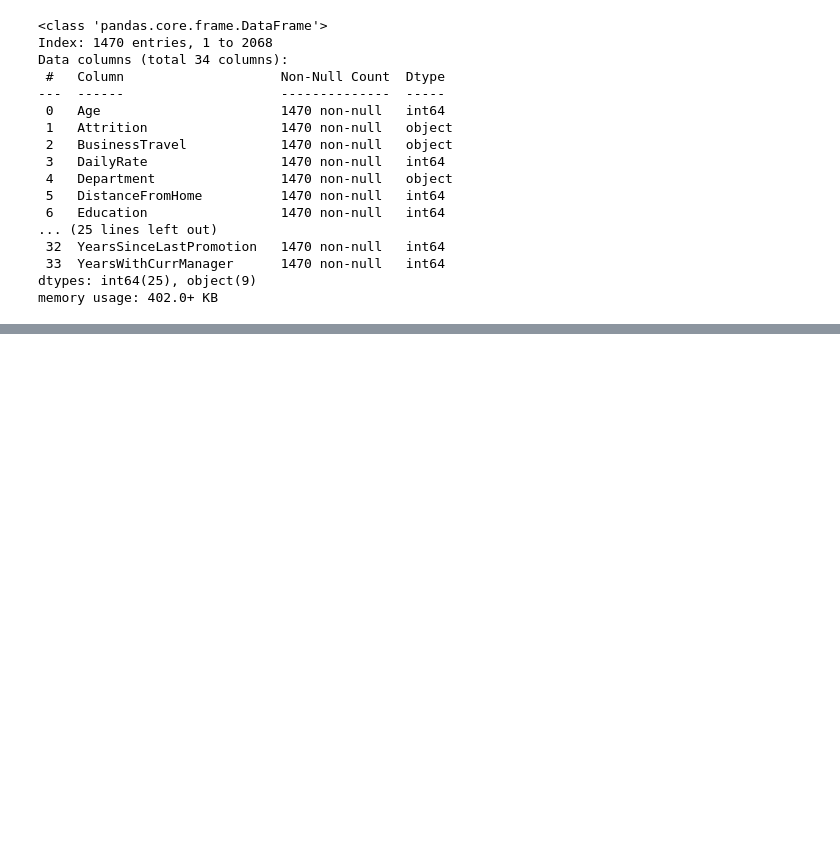
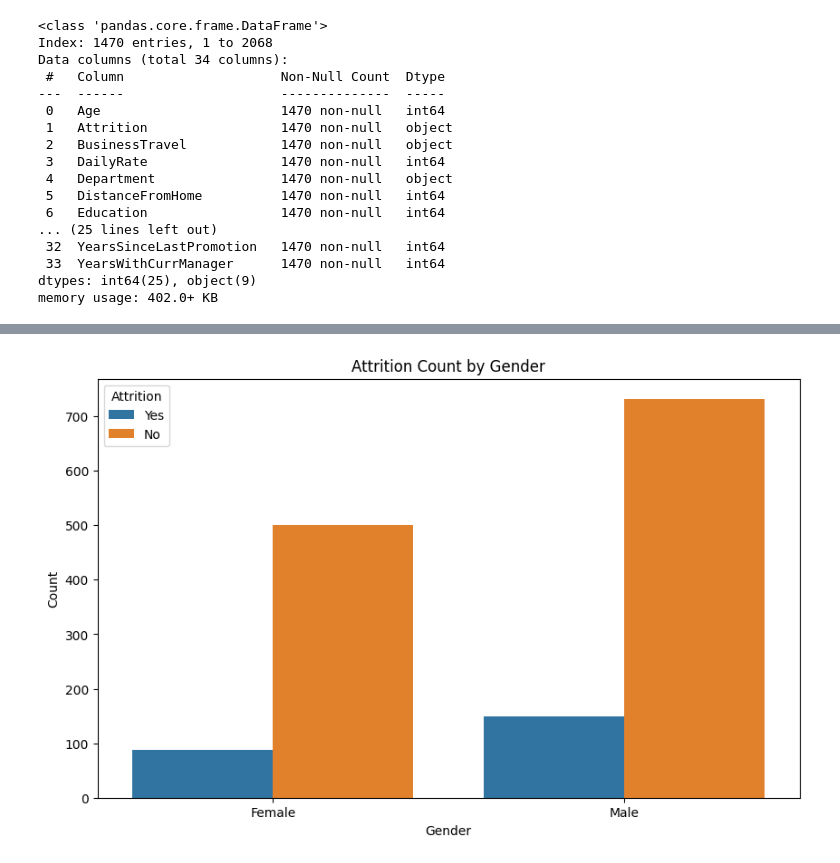
Before and after one commit to jmfsilvaj/HR-Analytics-Employee_Attrition, a Jupyter notebook: test_HR.ipynb, the cells around one changed output, grey strips where cells are left out. Saved outputs shown, nothing was run; the diff lists cells and outputs as text; code cells hidden in the pictures; blank space fills up the shorter version.

```diff
--- a/test_HR.ipynb
+++ b/test_HR.ipynb
@@ -52,0 +121,9 @@ memory usage: 402.0+ KB
+# %%
+plt.figure(figsize=(10, 6))
+sns.countplot(x='Gender', hue='Attrition', data=df)
+plt.xlabel('Gender')
+plt.ylabel('Count')
+plt.title('Attrition Count by Gender')
+plt.show()
+# %% [output]
+[figure, added]
```
Also changed, not shown: parts of 68 cells of this notebook, 2 other files.
